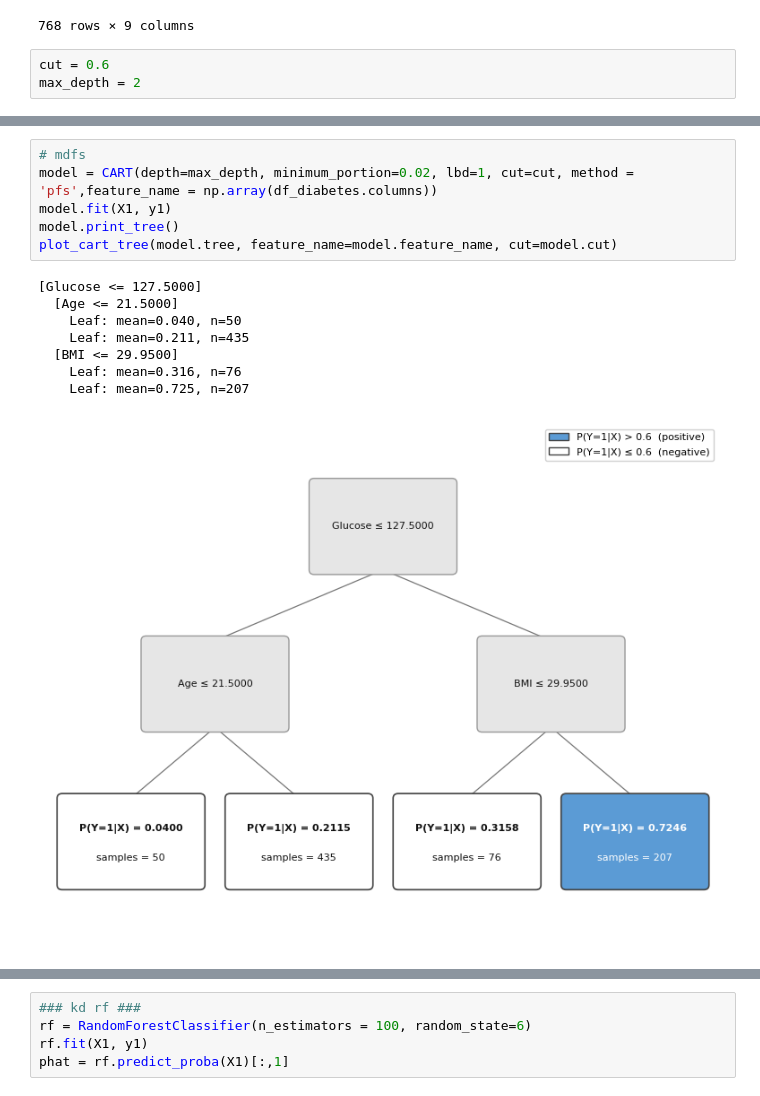
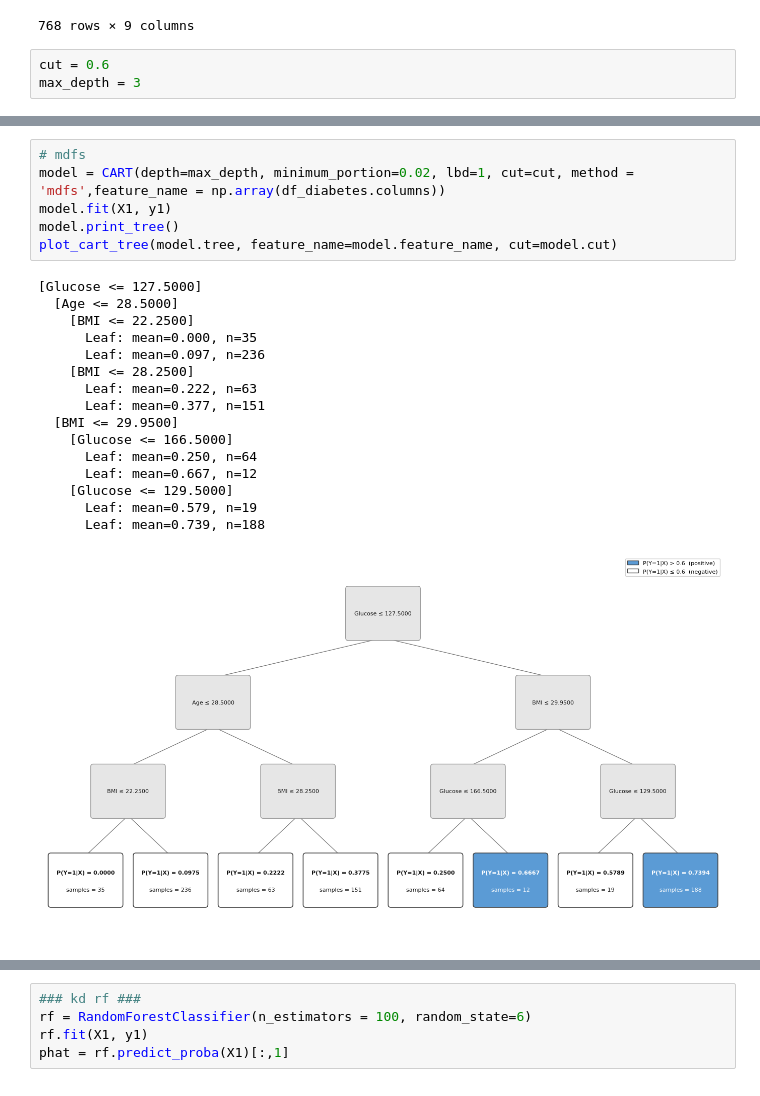
Before and after one commit to Bill-Wang-Metrics/targetree-python, a Jupyter notebook: examples/empirical_new.ipynb, the cells around one changed output, grey strips where cells are left out. Saved outputs shown, nothing was run; the diff lists cells and outputs as text.

```diff
--- a/examples/empirical_new.ipynb
+++ b/examples/empirical_new.ipynb
@@ -38,7 +38,7 @@ df_diabetes
 768 rows × 9 columns
 # %%
 cut = 0.6
-max_depth = 2
+max_depth = 3
 # %%
 ###### cart ######
 model = CART(depth=max_depth, minimum_portion=0.02, lbd=0, cut=cut, method = 'cart',feature_name = np.array(df_diabetes.columns))
@@ -57,15 +65,23 @@ plot_cart_tree(model.tree, feature_name=model.feature_name, cut=model.cut)
 # %%
 # mdfs
-model = CART(depth=max_depth, minimum_portion=0.02, lbd=1, cut=cut, method = 'pfs',feature_name = np.array(df_diabetes.columns))
+model = CART(depth=max_depth, minimum_portion=0.02, lbd=1, cut=cut, method = 'mdfs',feature_name = np.array(df_diabetes.columns))
 model.fit(X1, y1)
 model.print_tree()
 plot_cart_tree(model.tree, feature_name=model.feature_name, cut=model.cut)
 # %% [output]
 [Glucose <= 127.5000]
-  [Age <= 21.5000]
-    Leaf: mean=0.040, n=50
-    Leaf: mean=0.211, n=435
+  [Age <= 28.5000]
+    [BMI <= 22.2500]
+      Leaf: mean=0.000, n=35
+      Leaf: mean=0.097, n=236
+    [BMI <= 28.2500]
+      Leaf: mean=0.222, n=63
+      Leaf: mean=0.377, n=151
   [BMI <= 29.9500]
-    Leaf: mean=0.316, n=76
-    Leaf: mean=0.725, n=207
+    [Glucose <= 166.5000]
+      Leaf: mean=0.250, n=64
+      Leaf: mean=0.667, n=12
+    [Glucose <= 129.5000]
+      Leaf: mean=0.579, n=19
+      Leaf: mean=0.739, n=188
-[figure, old version]
+[figure, new version]
```
Also changed, not shown: parts of 6 cells of this notebook.
